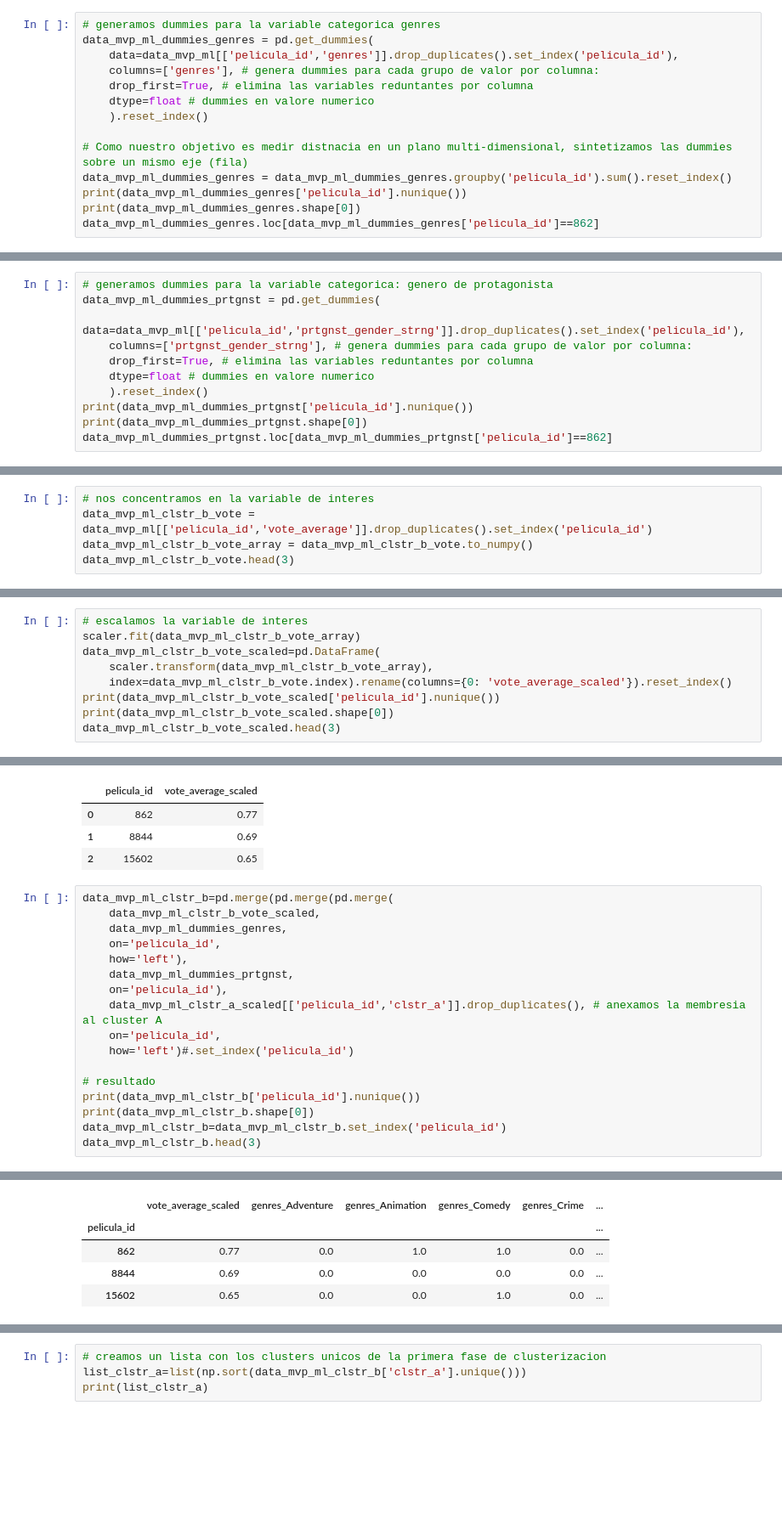
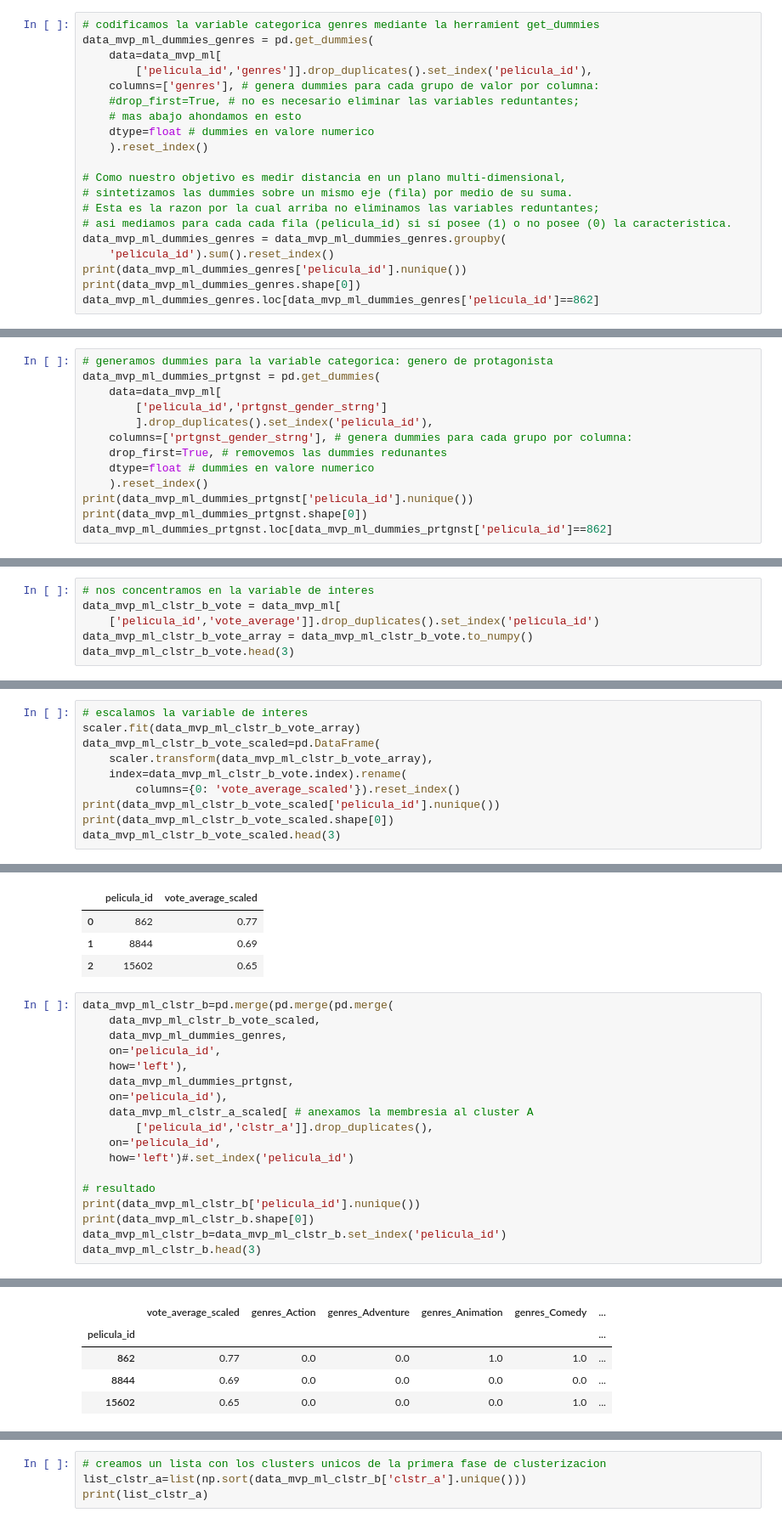
Before and after one commit to mmvvff/henry_pi_mlops, a Jupyter notebook: data_prcssng/06_ml_recomendaciones_v4.ipynb, the cells around one changed output, grey strips where cells are left out. Shown: that part at 85% size. Saved outputs shown, nothing was run; the diff lists cells and outputs as text; blank space fills up the shorter version.

```diff
--- a/data_prcssng/06_ml_recomendaciones_v3.ipynb
+++ b/data_prcssng/06_ml_recomendaciones_v4.ipynb
@@ -222,16 +238,22 @@ memory usage: 1015.0 KB
 # %% [markdown]
 ### 3.1.2. Clusters: Segundo nivel
 # %%
-# generamos dummies para la variable categorica genres
+# codificamos la variable categorica genres mediante la herramient get_dummies
 data_mvp_ml_dummies_genres = pd.get_dummies(
-    data=data_mvp_ml[['pelicula_id','genres']].drop_duplicates().set_index('pelicula_id'),
+    data=data_mvp_ml[
+        ['pelicula_id','genres']].drop_duplicates().set_index('pelicula_id'),
     columns=['genres'], # genera dummies para cada grupo de valor por columna:
-    drop_first=True, # elimina las variables reduntantes por columna
+    #drop_first=True, # no es necesario eliminar las variables reduntantes;
+    # mas abajo ahondamos en esto
     dtype=float # dummies en valore numerico
     ).reset_index()
 
-# Como nuestro objetivo es medir distnacia en un plano multi-dimensional, sintetizamos las dummies sobre un mismo eje (fila)
-data_mvp_ml_dummies_genres = data_mvp_ml_dummies_genres.groupby('pelicula_id').sum().reset_index()
+# Como nuestro objetivo es medir distancia en un plano multi-dimensional,
+# sintetizamos las dummies sobre un mismo eje (fila) por medio de su suma.
+# Esta es la razon por la cual arriba no eliminamos las variables reduntantes;
+# asi mediamos para cada cada fila (pelicula_id) si sí posee (1) o no posee (0) la caracteristica.
+data_mvp_ml_dummies_genres = data_mvp_ml_dummies_genres.groupby(
+    'pelicula_id').sum().reset_index()
 print(data_mvp_ml_dummies_genres['pelicula_id'].nunique())
 print(data_mvp_ml_dummies_genres.shape[0])
 data_mvp_ml_dummies_genres.loc[data_mvp_ml_dummies_genres['pelicula_id']==862]
@@ -244,9 +266,11 @@ data_mvp_ml_dummies_genres.loc[data_mvp_ml_dummies_genres['pelicula_id']==862]
 # %%
 # generamos dummies para la variable categorica: genero de protagonista
 data_mvp_ml_dummies_prtgnst = pd.get_dummies(
-    data=data_mvp_ml[['pelicula_id','prtgnst_gender_strng']].drop_duplicates().set_index('pelicula_id'),
-    columns=['prtgnst_gender_strng'], # genera dummies para cada grupo de valor por columna:
-    drop_first=True, # elimina las variables reduntantes por columna
+    data=data_mvp_ml[
+        ['pelicula_id','prtgnst_gender_strng']
+        ].drop_duplicates().set_index('pelicula_id'),
+    columns=['prtgnst_gender_strng'], # genera dummies para cada grupo por columna:
+    drop_first=True, # removemos las dummies redunantes
     dtype=float # dummies en valore numerico
     ).reset_index()
 print(data_mvp_ml_dummies_prtgnst['pelicula_id'].nunique())
@@ -259,7 +283,8 @@ data_mvp_ml_dummies_prtgnst.loc[data_mvp_ml_dummies_prtgnst['pelicula_id']==862]
 | 0 | 862 | 0.0 |
 # %%
 # nos concentramos en la variable de interes
-data_mvp_ml_clstr_b_vote = data_mvp_ml[['pelicula_id','vote_average']].drop_duplicates().set_index('pelicula_id')
+data_mvp_ml_clstr_b_vote = data_mvp_ml[
+    ['pelicula_id','vote_average']].drop_duplicates().set_index('pelicula_id')
 data_mvp_ml_clstr_b_vote_array = data_mvp_ml_clstr_b_vote.to_numpy()
 data_mvp_ml_clstr_b_vote.head(3)
 # %% [output]
@@ -273,7 +298,8 @@ data_mvp_ml_clstr_b_vote.head(3)
 scaler.fit(data_mvp_ml_clstr_b_vote_array)
 data_mvp_ml_clstr_b_vote_scaled=pd.DataFrame(
     scaler.transform(data_mvp_ml_clstr_b_vote_array),
-    index=data_mvp_ml_clstr_b_vote.index).rename(columns={0: 'vote_average_scaled'}).reset_index()
+    index=data_mvp_ml_clstr_b_vote.index).rename(
+        columns={0: 'vote_average_scaled'}).reset_index()
 print(data_mvp_ml_clstr_b_vote_scaled['pelicula_id'].nunique())
 print(data_mvp_ml_clstr_b_vote_scaled.shape[0])
 data_mvp_ml_clstr_b_vote_scaled.head(3)
@@ -287,25 +313,26 @@ data_mvp_ml_clstr_b_vote_scaled.head(3)
 # %%
 data_mvp_ml_clstr_b=pd.merge(pd.merge(pd.merge(
     data_mvp_ml_clstr_b_vote_scaled,
     data_mvp_ml_dummies_genres,
     on='pelicula_id',
     how='left'),
     data_mvp_ml_dummies_prtgnst,
     on='pelicula_id'),
-    data_mvp_ml_clstr_a_scaled[['pelicula_id','clstr_a']].drop_duplicates(), # anexamos la membresia al cluster A
+    data_mvp_ml_clstr_a_scaled[ # anexamos la membresia al cluster A
+        ['pelicula_id','clstr_a']].drop_duplicates(),
     on='pelicula_id',
     how='left')#.set_index('pelicula_id')
 
 # resultado
 print(data_mvp_ml_clstr_b['pelicula_id'].nunique())
 print(data_mvp_ml_clstr_b.shape[0])
 data_mvp_ml_clstr_b=data_mvp_ml_clstr_b.set_index('pelicula_id')
 data_mvp_ml_clstr_b.head(3)
 # %% [output]
 35834
 35834
-|  | vote_average_scaled | genres_Adventure | genres_Animation | genres_Comedy | genres_Crime | ... |
+|  | vote_average_scaled | genres_Action | genres_Adventure | genres_Animation | genres_Comedy | ... |
 | pelicula_id |  |  |  |  |  | ... |
-| 862 | 0.77 | 0.0 | 1.0 | 1.0 | 0.0 | ... |
+| 862 | 0.77 | 0.0 | 0.0 | 1.0 | 1.0 | ... |
 | 8844 | 0.69 | 0.0 | 0.0 | 0.0 | 0.0 | ... |
-| 15602 | 0.65 | 0.0 | 0.0 | 1.0 | 0.0 | ... |
+| 15602 | 0.65 | 0.0 | 0.0 | 0.0 | 1.0 | ... |
```
Also changed, not shown: parts of 16 cells of this notebook, 14 other files.
